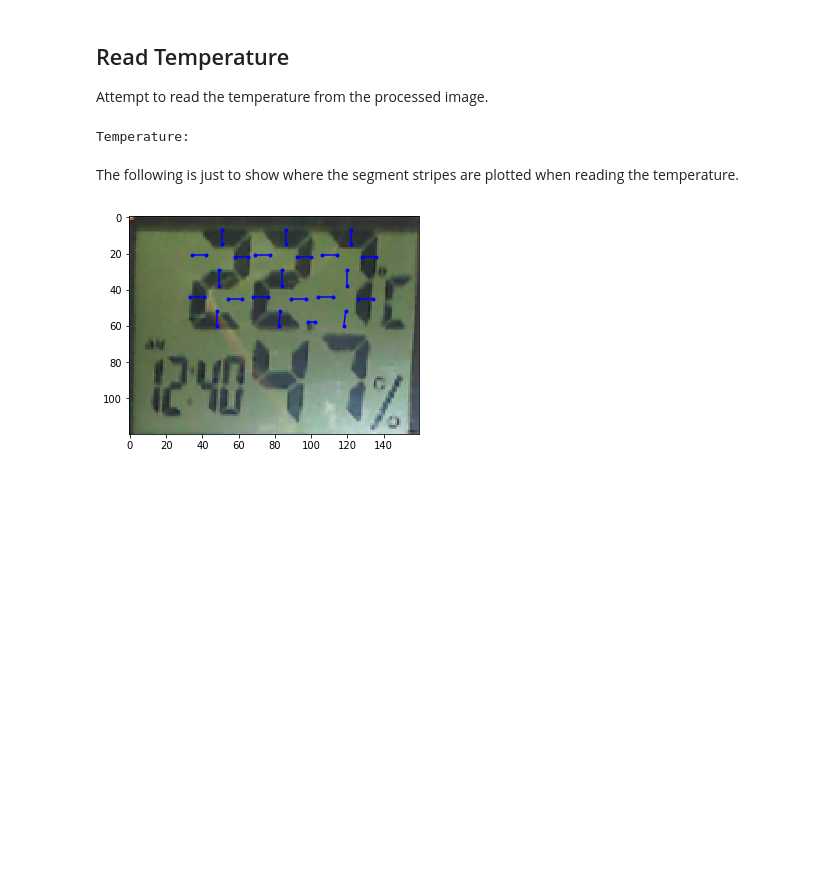
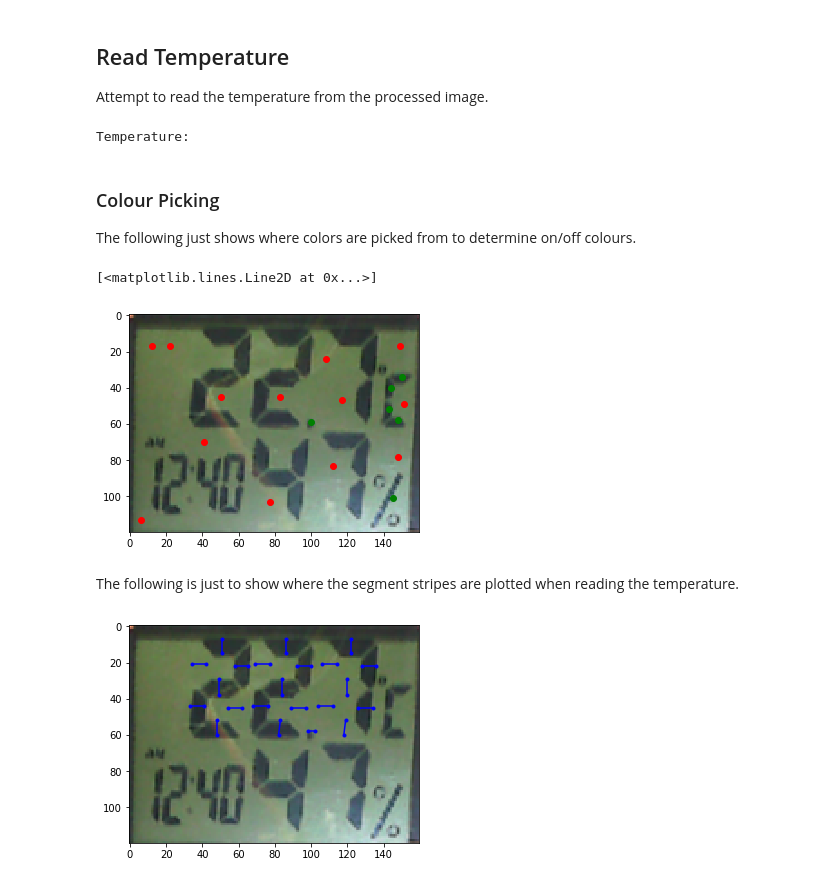
Before and after one commit to gondrup/temperature_reader, a Jupyter notebook: jupyter_notebooks/fix_perspective.ipynb, the cells around one changed output. Saved outputs shown, nothing was run; the diff lists cells and outputs as text; code cells hidden in the pictures; blank space fills up the shorter version.

```diff
--- a/jupyter_notebooks/fix_perspective.ipynb
+++ b/jupyter_notebooks/fix_perspective.ipynb
@@ -122,6 +122,34 @@ temperature = read_temperature(im)
 print('Temperature: {}'.format(temperature))
 # %% [output]
 Temperature:
+# %% [markdown]
+### Colour Picking
+The following just shows where colors are picked from to determine on/off colours.
+# %%
+from tempocr.digit_recognition import bg_color_coords, fg_color_coords
+
+plt.imshow(temp_img)
+
+xpts = []
+ypts = []
+
+for coords in bg_color_coords:
+    xpts.append(coords.get_pixel_x(temp_img))
+    ypts.append(coords.get_pixel_y(temp_img))
+
+plt.plot(xpts, ypts, 'ro')
+
+xpts = []
+ypts = []
+
+for coords in fg_color_coords:
+    xpts.append(coords.get_pixel_x(temp_img))
+    ypts.append(coords.get_pixel_y(temp_img))
+
+plt.plot(xpts, ypts, 'go')
+# %% [output]
+[<matplotlib.lines.Line2D at 0x...>]
+[figure, added]
 # %% [markdown]
 The following is just to show where the segment stripes are plotted when reading the temperature.
 # %%
```
Also changed, not shown: 3 other files.
